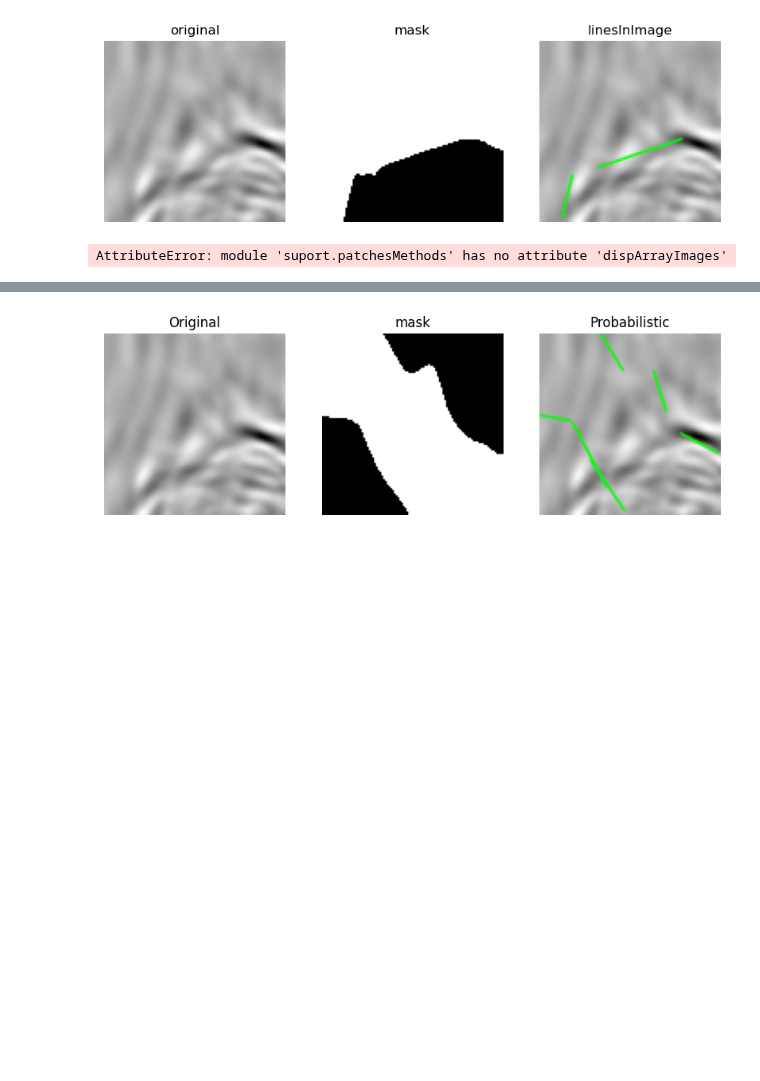
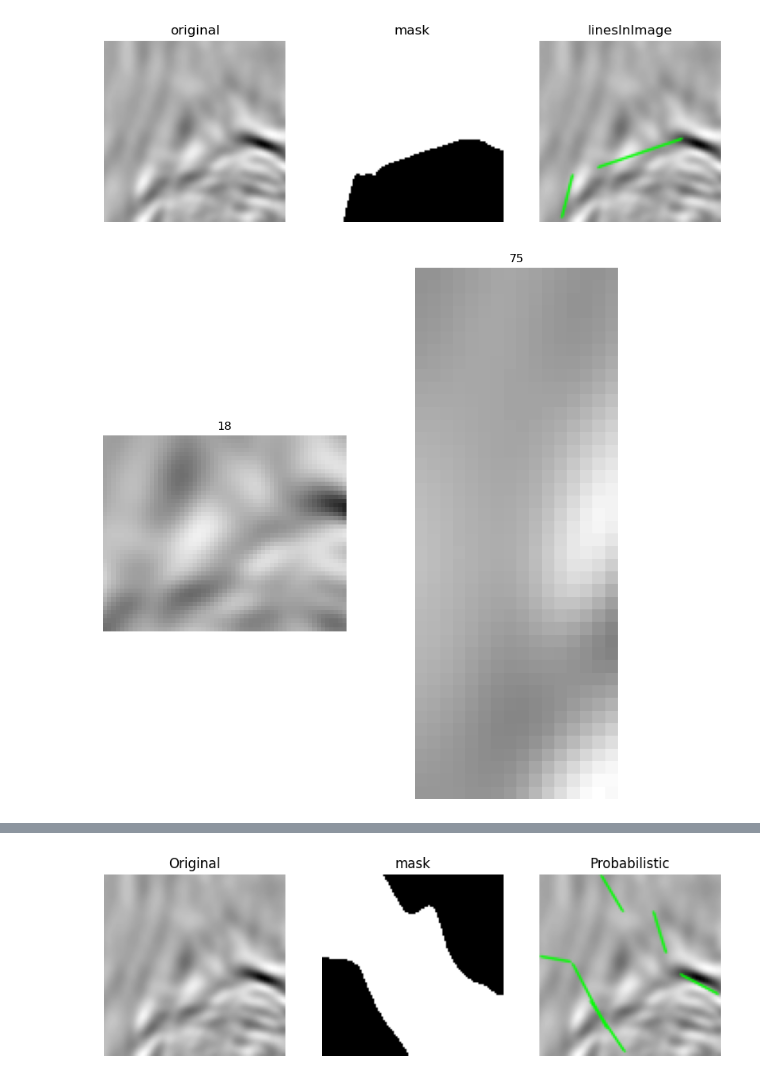
Before and after one commit to lucterres/textureSSD, a Jupyter notebook: angles.ipynb, the cells around one changed output, grey strips where cells are left out. Saved outputs shown, nothing was run; the diff lists cells and outputs as text; code cells hidden in the pictures; blank space fills up the shorter version.

```diff
--- a/angles.ipynb
+++ b/angles.ipynb
@@ -7,18 +7,18 @@ import suport.patchesMethods as pm
 # %%
 #sample_path="tgs_salt/1bd1c8c771.png"
 sample_path="tgs_salt/0bdd44d530.png"
 mask_path  ="tgs_salt/0bdd44d530Mask.png"
 original = cv2.imread(sample_path)
 mask     = cv2.imread(mask_path,0)
 #sample_path="tgs_salt/0a1742c740.png"
 patches, linesInImage = pm.probHough(mask, original, tresh = 20, minPoints=15, maxGap=5)
 images = [original,mask, linesInImage]
 titles = ["original","mask", "linesInImage"]
 pm.showImages(images=images, imagesTitle=titles,size=(10,10))
-pm.dispArrayImages(patches)
+pm.dispPatchesClass(patches)
 # %% [output]
 [figure]
-AttributeError: module 'suport.patchesMethods' has no attribute 'dispArrayImages'
+[figure, added]
 # %%
 sample_path="tgs_salt/0bdd44d530.png"
 mask_path  ="tgs_salt/0a1742c740Mask.png"
```
Also changed, not shown: parts of 5 cells of this notebook.
